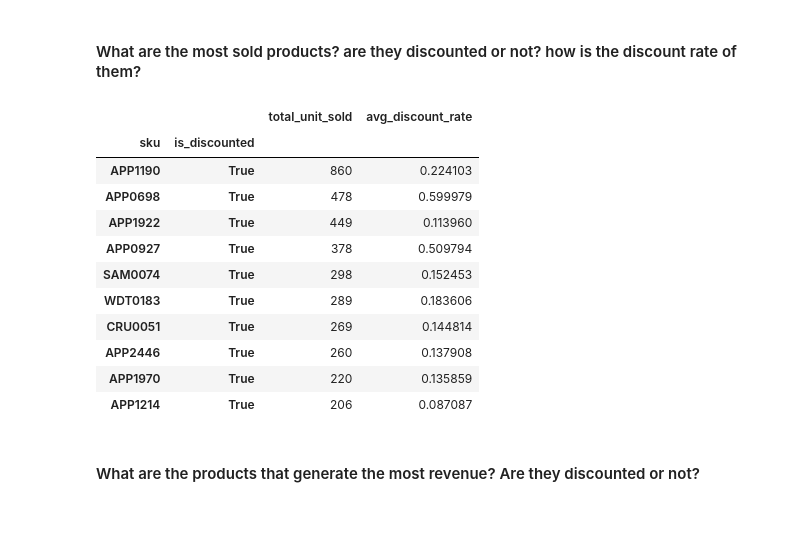
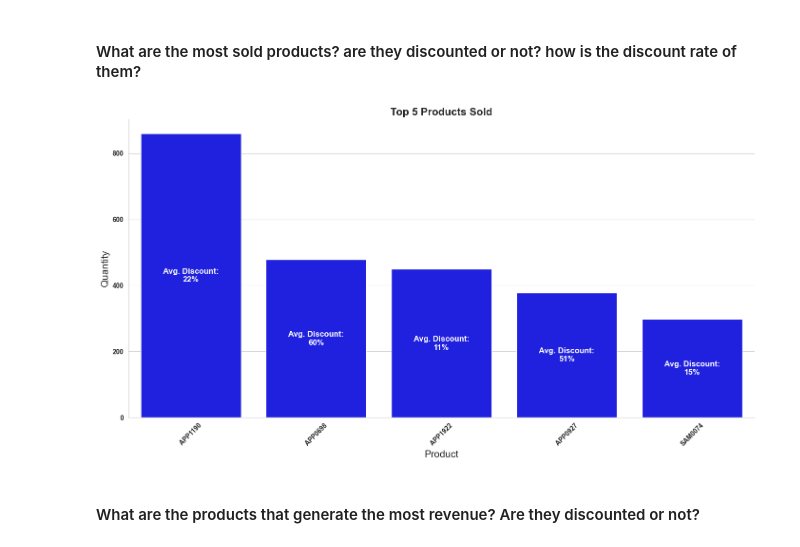
Before and after one commit to yazdan0101/ENIAC-discounts-strategy, a Jupyter notebook: notebooks/analysis.ipynb, the cells around one changed output. Cells and saved outputs as stored; diff of their text form; code cells hidden in the pictures; blank space fills up the shorter version.

Commit message:
top 5 sold products

```diff
--- a/notebooks/analysis.ipynb
+++ b/notebooks/analysis.ipynb
@@ -209,20 +209,45 @@ float(round(ol_p_df['discount_rate'].mean(),2))
 # %% [markdown]
 #### What are the most sold products? are they discounted or not? how is the discount rate of them?
 # %%
-ol_p_df.groupby(['sku','is_discounted']).agg(total_unit_sold=('qty','count'),avg_discount_rate=('discount_rate','mean')).nlargest(10,'total_unit_sold')
+top_5_sold_p=ol_p_df.groupby(['sku','is_discounted']).agg(total_unit_sold=('qty','count'),avg_discount_rate=('discount_rate','mean')).nlargest(5,'total_unit_sold')
-# %% [output]
-|  |  | total_unit_sold | avg_discount_rate |
-| sku | is_discounted |  |  |
-| APP1190 | True | 860 | 0.224103 |
-| APP0698 | True | 478 | 0.599979 |
-| APP1922 | True | 449 | 0.113960 |
-| APP0927 | True | 378 | 0.509794 |
-| SAM0074 | True | 298 | 0.152453 |
-| WDT0183 | True | 289 | 0.183606 |
-| CRU0051 | True | 269 | 0.144814 |
-| APP2446 | True | 260 | 0.137908 |
-| APP1970 | True | 220 | 0.135859 |
-| APP1214 | True | 206 | 0.087087 |
+# %%
+sns.set_style('whitegrid')
+
+# Create the bar plot
+ax = sns.catplot(
+    data=top_5_sold_p,
+    y='total_unit_sold',
+    x='sku',
+    kind='bar',
+    color='blue',
+    height=7,
+    aspect=2
+)
+
+# Add title and axis labels
+plt.title("Top 5 Products Sold", fontsize=16, fontweight='bold')
+plt.xlabel("Product", fontsize=15)
+plt.ylabel("Quantity", fontsize=15)
+plt.xticks(rotation=45, fontweight='bold')
+plt.yticks(fontweight='bold')
+
+# Annotate bars with discount rates
+for i, bar in enumerate(ax.ax.patches):
+    discount = top_5_sold_p.iloc[i]['avg_discount_rate']
+    height = bar.get_height()
+    ax.ax.text(
+        bar.get_x() + bar.get_width() / 2,
+        height / 2,  # Middle of the bar
+        f'Avg. Discount:\n{discount * 100:.0f}%',
+        ha='center',
+        va='center',
+        fontsize=12,
+        fontweight='bold',
+        color='white'  # better visibility inside blue bar
+    )
+plt.savefig('/Users/yazdan/Desktop/plots/top_5_p_by_sold.png', dpi=300, bbox_inches='tight')
+# %% [output]
+[figure, added]
 # %% [markdown]
 #### What are the products that generate the most revenue? Are they discounted or not?
 # %%
```
Also changed, not shown: parts of 3 cells of this notebook.
